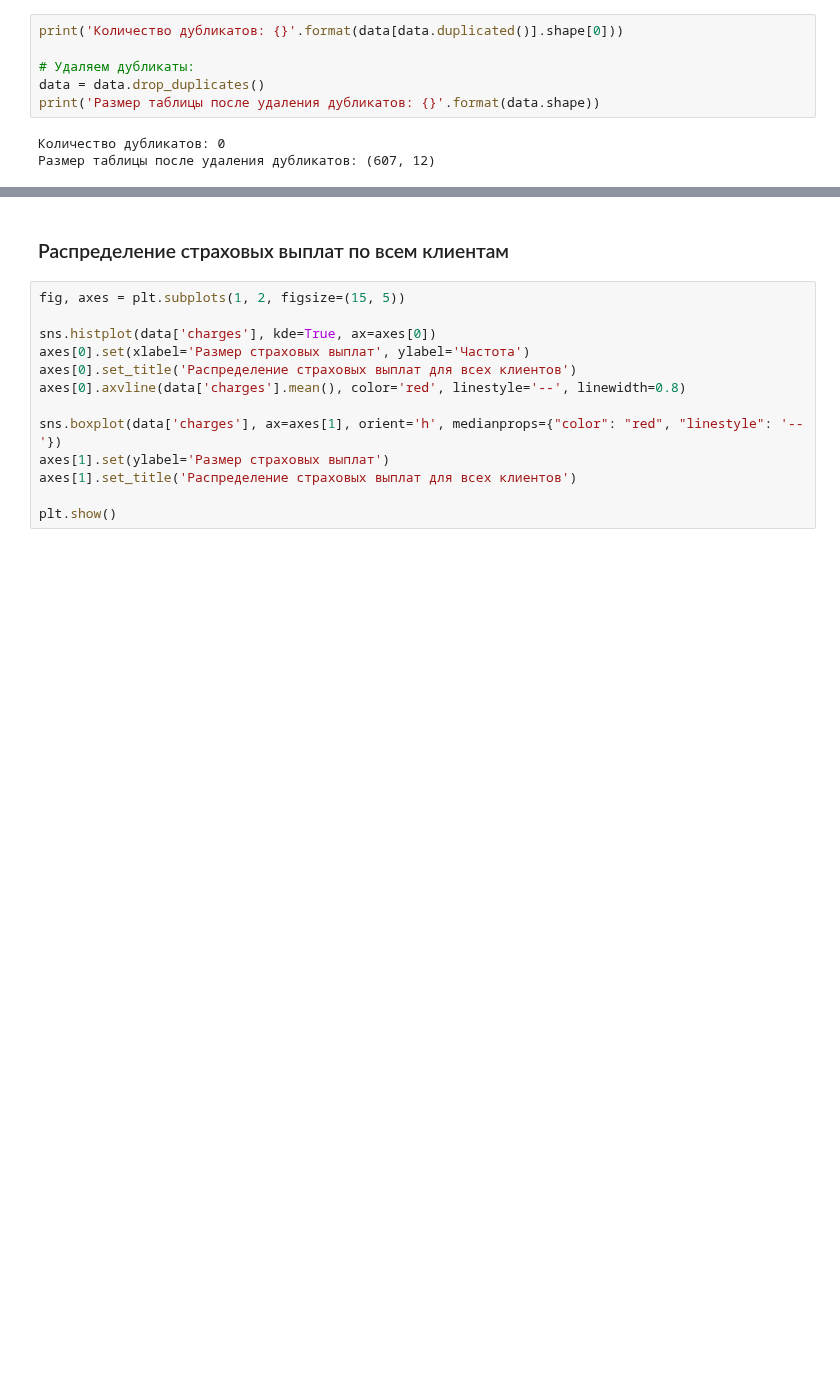
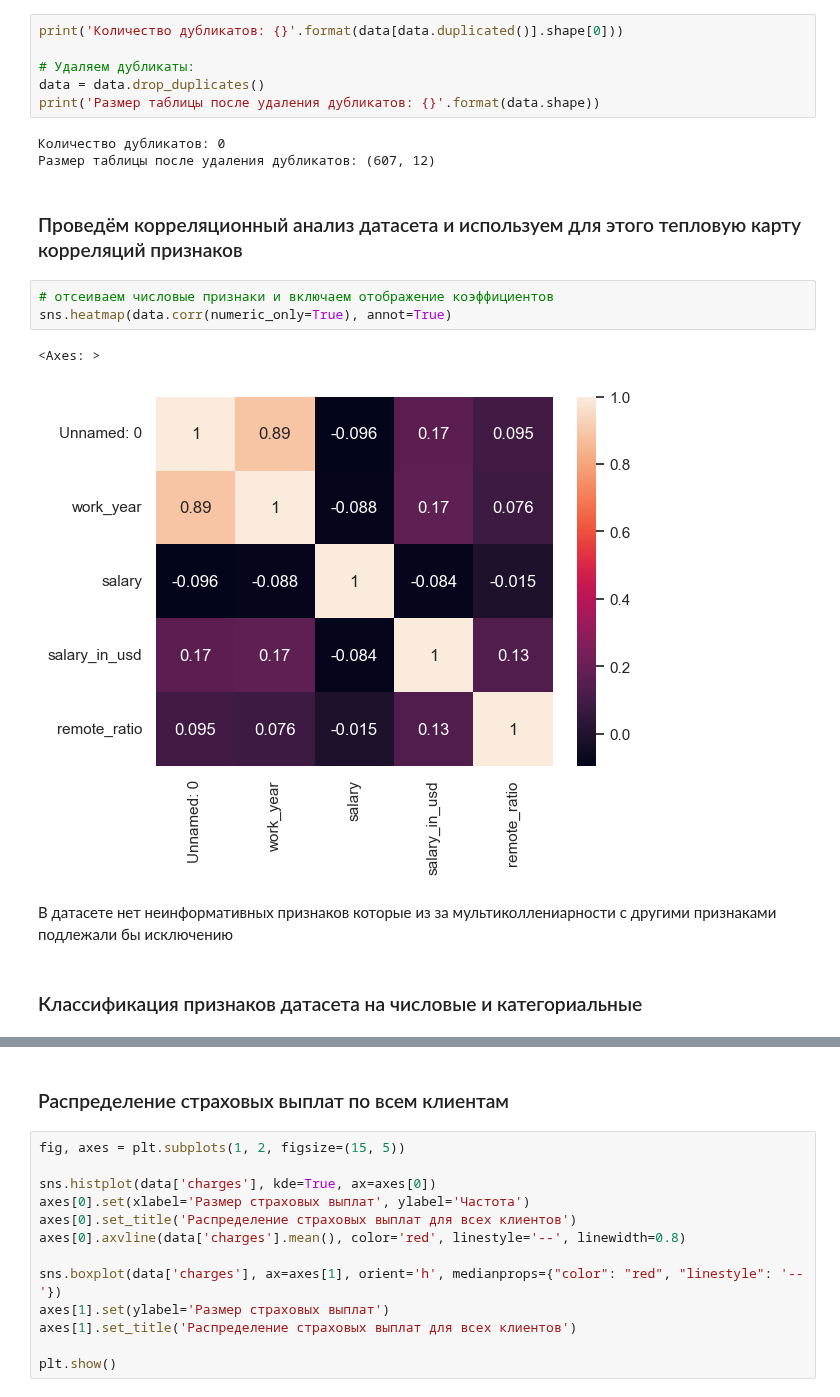
Before and after one commit to DenisMaltsev76/DM_76, a Jupyter notebook: Skillfactory/EDA-4.Практика/asset-v1_SkillFactory+DST-3.0+28FEB2021+type@asset+block@EDA_4_Статистические_тесты_Практика.ipynb, the cells around one changed output, grey strips where cells are left out. Cells and saved outputs as stored; diff of their text form; blank space fills up the shorter version.

```diff
--- a/Skillfactory/EDA-4.Практика/asset-v1_SkillFactory+DST-3.0+28FEB2021+type@asset+block@EDA_4_Статистические_тесты_Практика.ipynb
+++ b/Skillfactory/EDA-4.Практика/asset-v1_SkillFactory+DST-3.0+28FEB2021+type@asset+block@EDA_4_Статистические_тесты_Практика.ipynb
@@ -101,3 +106,15 @@ print('Размер таблицы после удаления дубликат
 # %% [output]
 Количество дубликатов: 0
 Размер таблицы после удаления дубликатов: (607, 12)
+# %% [markdown]
+### Проведём корреляционный анализ датасета и используем для этого тепловую карту корреляций признаков
+# %%
+# отсеиваем числовые признаки и включаем отображение коэффициентов
+sns.heatmap(data.corr(numeric_only=True), annot=True)
+# %% [output]
+<Axes: >
+[figure, added]
+# %% [markdown]
+В датасете нет неинформативных признаков которые из за мультиколлениарности с другими признаками подлежали бы исключению
+# %% [markdown]
+### Классификация признаков датасета на числовые и категориальные
```
Also changed, not shown: parts of 5 cells of this notebook, 2 other files.
